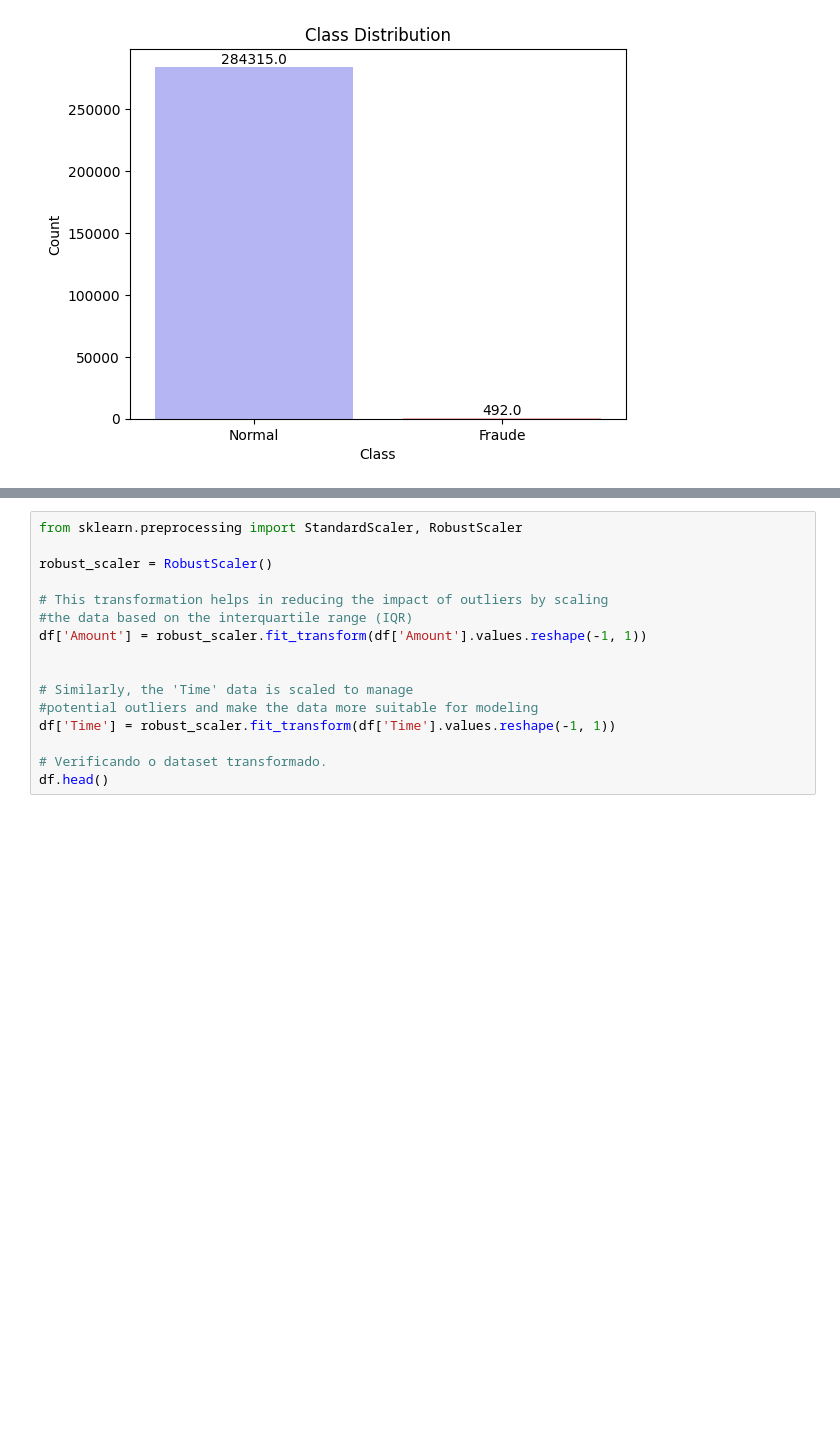
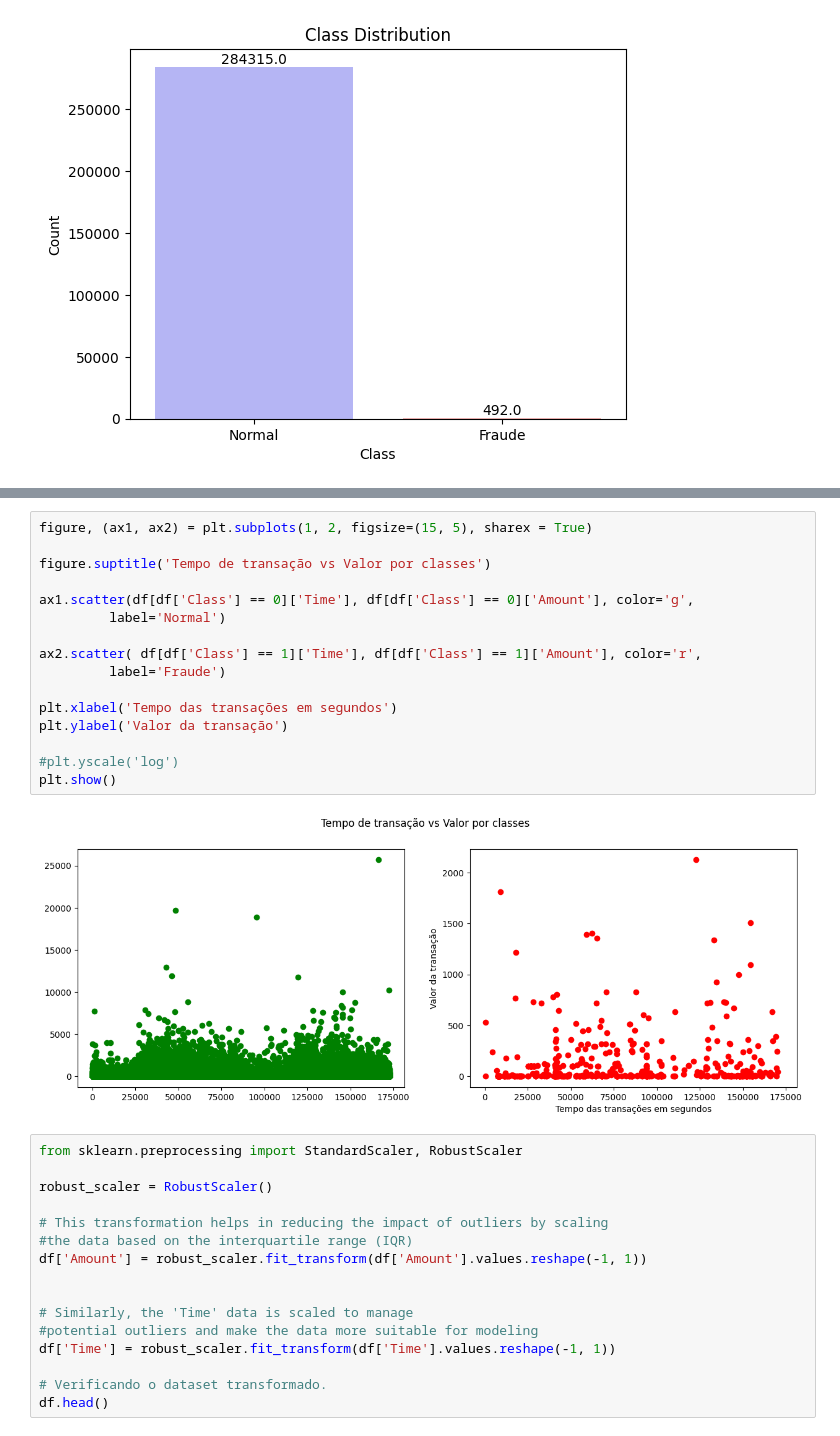
Before and after one commit to Fecarvalho00/Creditcard_fraud_analysis, a Jupyter notebook: creditcard_fraud.ipynb, the cells around one changed output, grey strips where cells are left out. Cells and saved outputs as stored; diff of their text form; blank space fills up the shorter version.

```diff
--- a/creditcard_fraud.ipynb
+++ b/creditcard_fraud.ipynb
@@ -59,3 +82,21 @@ plt.show()
+# %%
+figure, (ax1, ax2) = plt.subplots(1, 2, figsize=(15, 5), sharex = True)
+
+figure.suptitle('Tempo de transação vs Valor por classes')
+
+ax1.scatter(df[df['Class'] == 0]['Time'], df[df['Class'] == 0]['Amount'], color='g',
+         label='Normal')
+
+ax2.scatter( df[df['Class'] == 1]['Time'], df[df['Class'] == 1]['Amount'], color='r',
+         label='Fraude')
+
+plt.xlabel('Tempo das transações em segundos')
+plt.ylabel('Valor da transação')
+
+#plt.yscale('log')
+plt.show()
+# %% [output]
+[figure, added]
 # %%
 from sklearn.preprocessing import StandardScaler, RobustScaler
 
```
Also changed, not shown: parts of 1 cell of this notebook.
